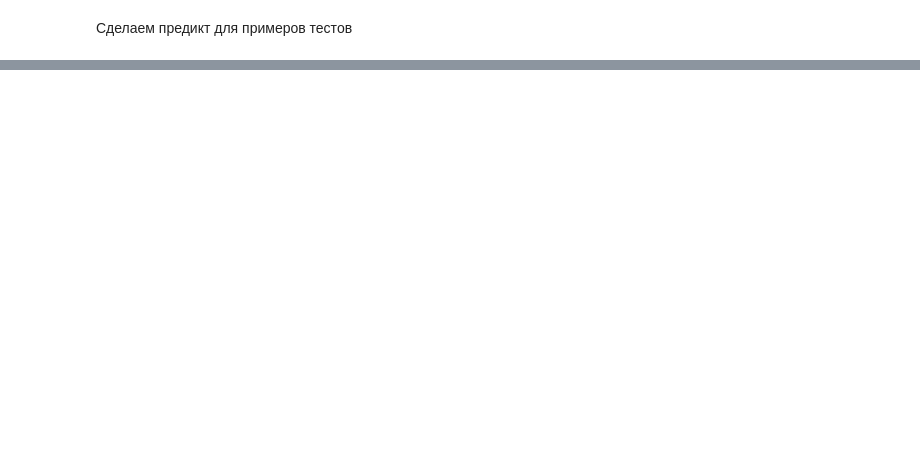
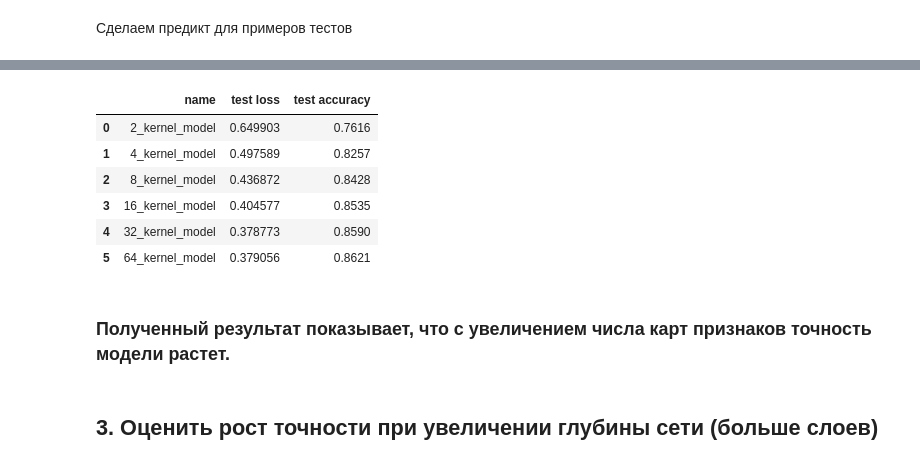
Before and after one commit to myselfadmirer/Neural_networks, a Jupyter notebook: lesson4/lesson4.ipynb, the cells around one changed output, grey strips where cells are left out. Cells and saved outputs as stored; diff of their text form; code cells hidden in the pictures; blank space fills up the shorter version.

```diff
--- a/lesson4/lesson4.ipynb
+++ b/lesson4/lesson4.ipynb
@@ -215,0 +270,14 @@ plt.show()
+# %%
+pd.DataFrame(results, columns=['name', 'test loss', 'test accuracy']).sort_values(by='test accuracy')
+# %% [output]
+|  | name | test loss | test accuracy |
+| 0 | 2_kernel_model | 0.649903 | 0.7616 |
+| 1 | 4_kernel_model | 0.497589 | 0.8257 |
+| 2 | 8_kernel_model | 0.436872 | 0.8428 |
+| 3 | 16_kernel_model | 0.404577 | 0.8535 |
+| 4 | 32_kernel_model | 0.378773 | 0.8590 |
+| 5 | 64_kernel_model | 0.379056 | 0.8621 |
+# %% [markdown]
+### Полученный результат показывает, что с увеличением числа карт признаков точность модели растет.
+# %% [markdown]
+## 3. Оценить рост точности при увеличении глубины сети (больше слоев)
```
Also changed, not shown: parts of 30 cells of this notebook.
